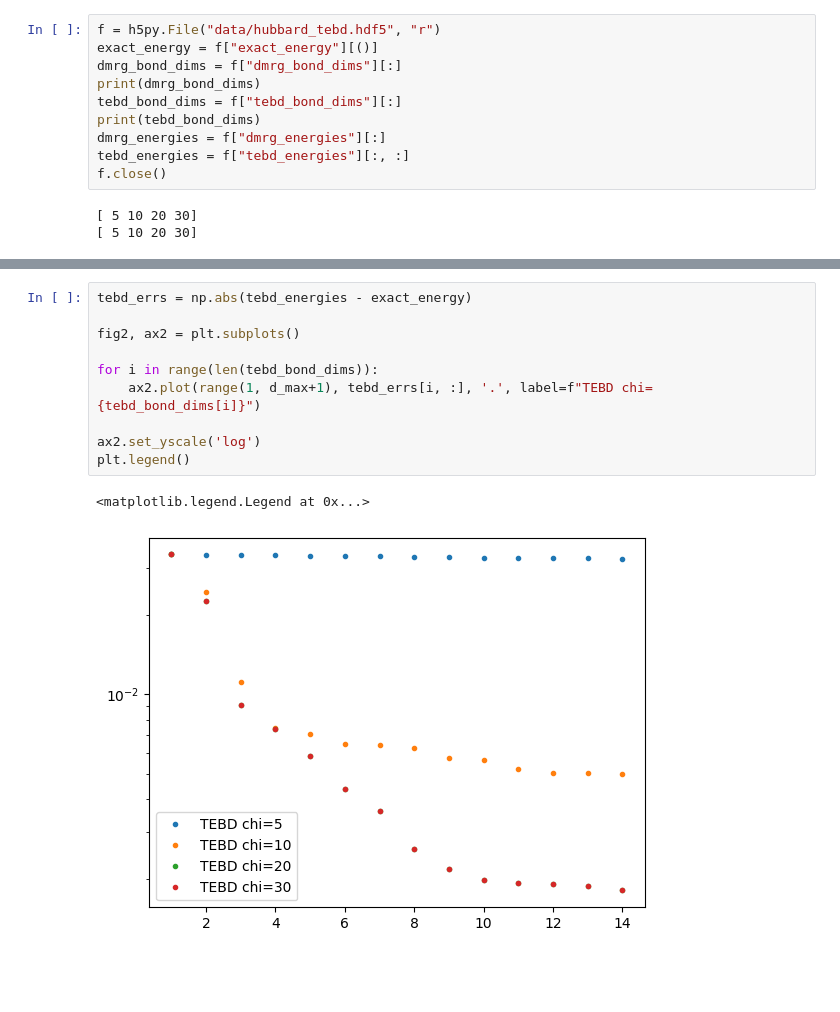
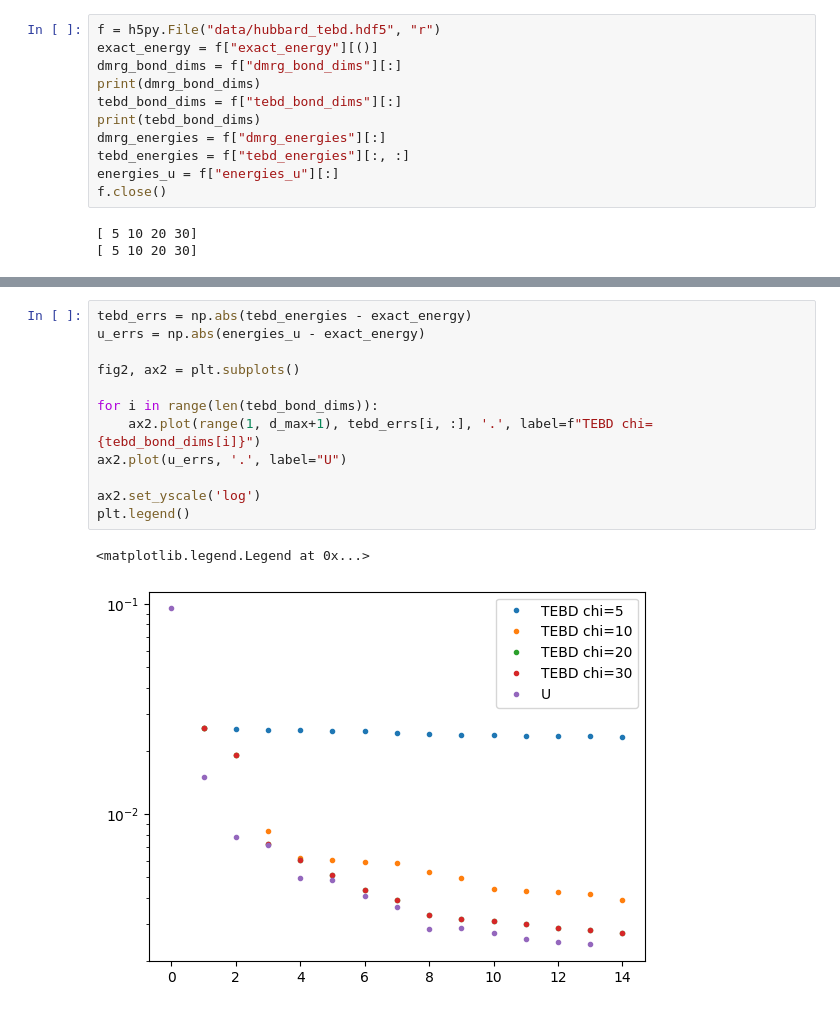
Before and after one commit to bdalfavero/RealTimeKrylov, a Jupyter notebook: hubbard_plot.ipynb, the cells around one changed output, grey strips where cells are left out. Saved outputs shown, nothing was run; the diff lists cells and outputs as text; blank space fills up the shorter version.

```diff
--- a/hubbard_plot.ipynb
+++ b/hubbard_plot.ipynb
@@ -11,6 +11,7 @@ tebd_bond_dims = f["tebd_bond_dims"][:]
 print(tebd_bond_dims)
 dmrg_energies = f["dmrg_energies"][:]
 tebd_energies = f["tebd_energies"][:, :]
+energies_u = f["energies_u"][:]
 f.close()
 # %% [output]
 [ 5 10 20 30]
@@ -35,13 +38,15 @@ plt.legend()
 # %%
 tebd_errs = np.abs(tebd_energies - exact_energy)
+u_errs = np.abs(energies_u - exact_energy)
 
 fig2, ax2 = plt.subplots()
 
 for i in range(len(tebd_bond_dims)):
     ax2.plot(range(1, d_max+1), tebd_errs[i, :], '.', label=f"TEBD chi={tebd_bond_dims[i]}")
+ax2.plot(u_errs, '.', label="U")
 
 ax2.set_yscale('log')
 plt.legend()
 # %% [output]
 <matplotlib.legend.Legend at 0x...>
-[figure, old version]
+[figure, new version]
```
Also changed, not shown: parts of 1 cell of this notebook, 1 other file.
